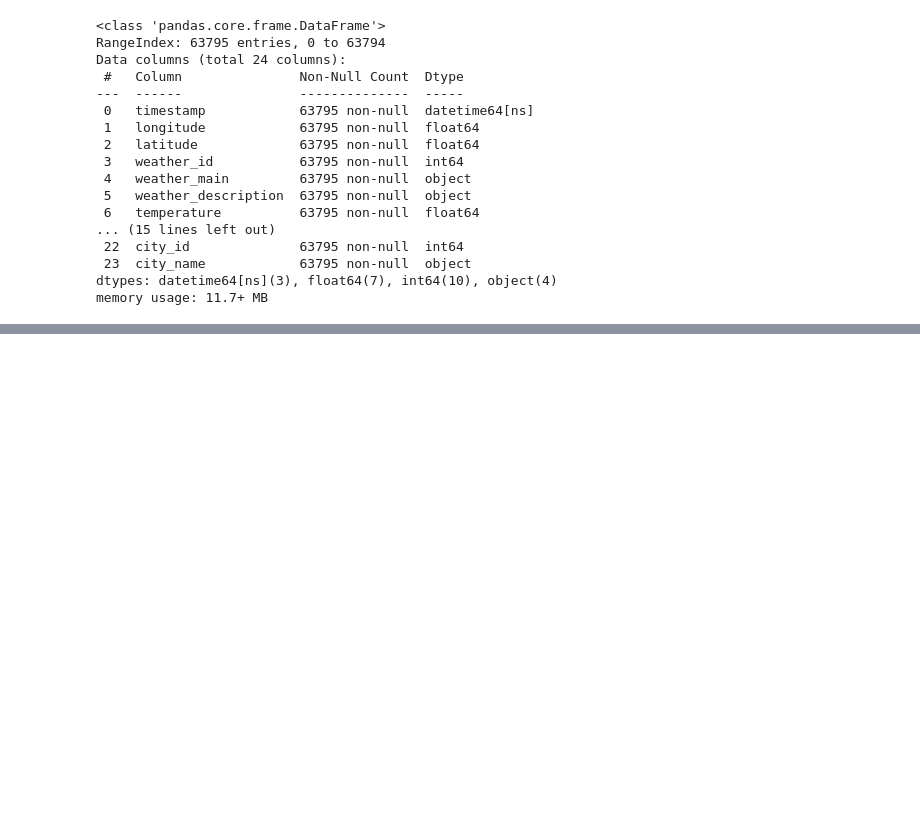
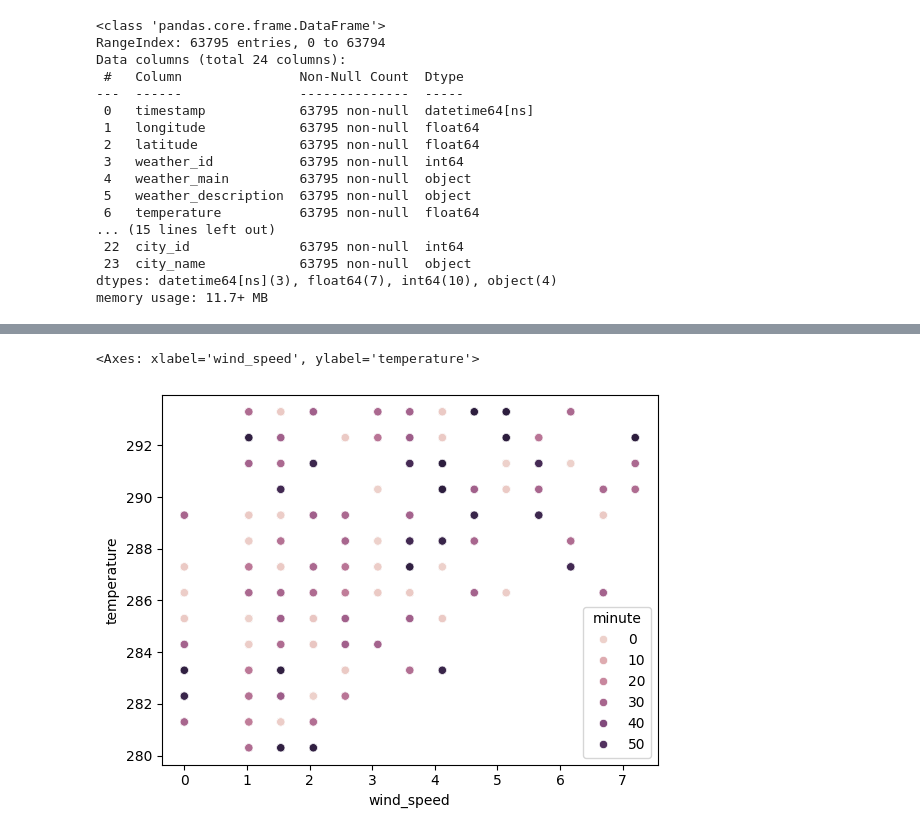
Before and after one commit to jin-raii/weather-web-app, a Jupyter notebook: weather_data.ipynb, the cells around one changed output, grey strips where cells are left out. Cells and saved outputs as stored; diff of their text form; code cells hidden in the pictures; blank space fills up the shorter version.

```diff
--- a/weather_data.ipynb
+++ b/weather_data.ipynb
@@ -181,0 +305,5 @@ memory usage: 11.7+ MB
+# %%
+sns.scatterplot(data=data, x='wind_speed', y='temperature', hue=data['minute'].dt.minute)
+# %% [output]
+<Axes: xlabel='wind_speed', ylabel='temperature'>
+[figure, added]
```
Also changed, not shown: parts of 12 cells of this notebook.
